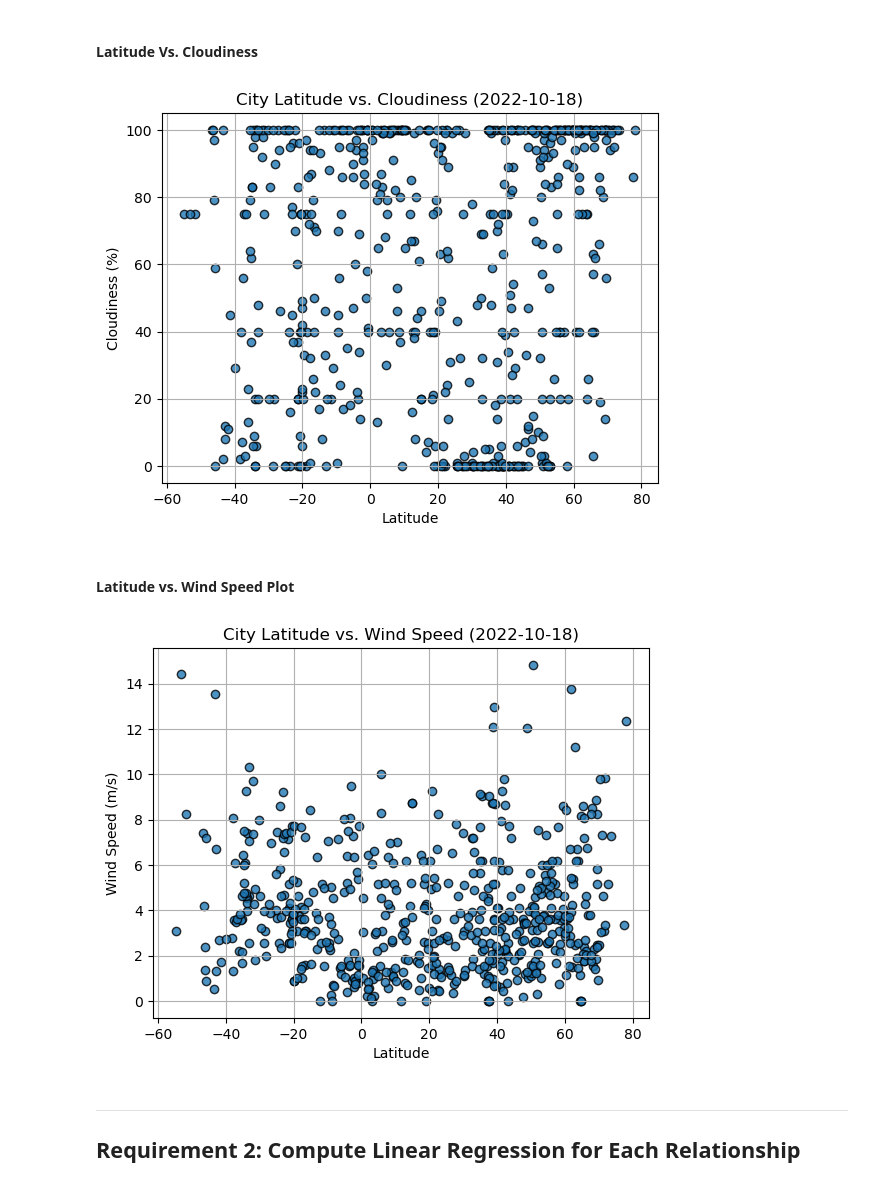
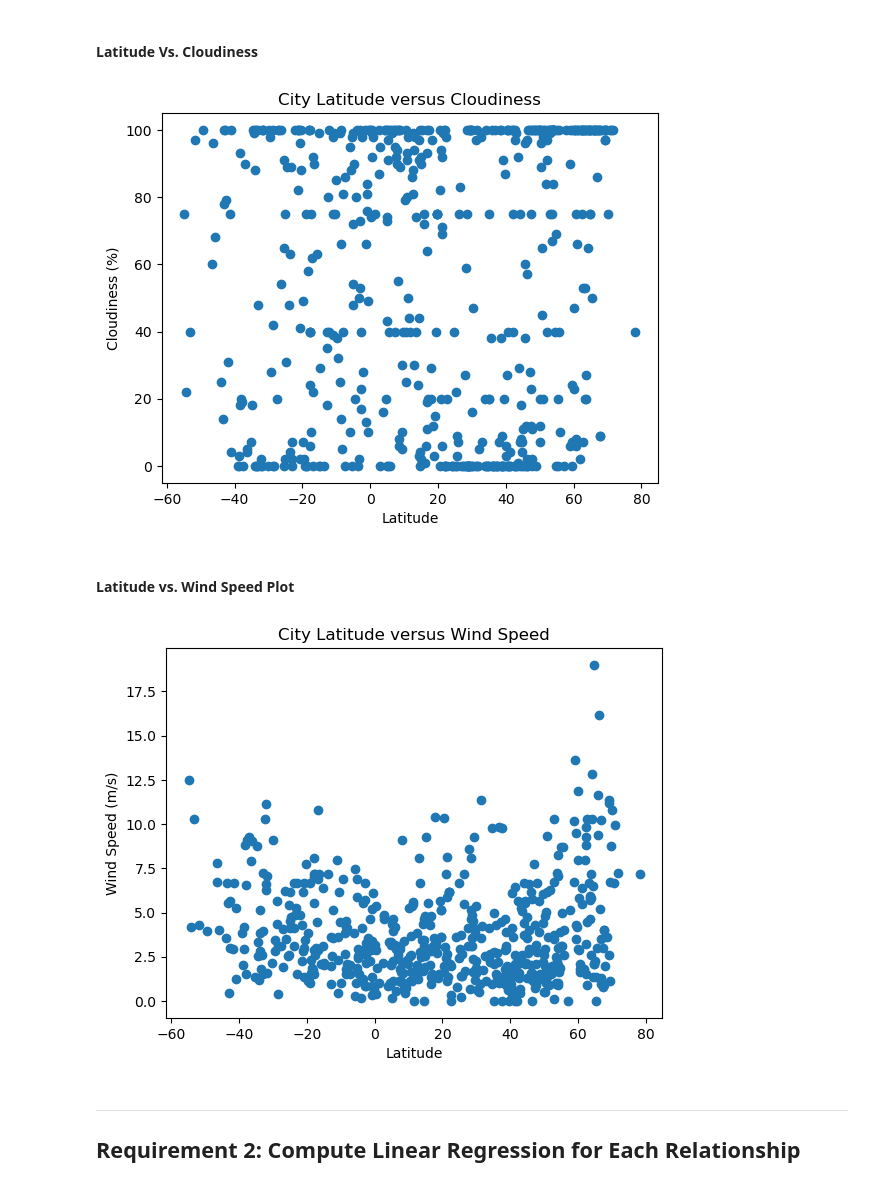
Before and after one commit to kgndirangu/python-api-challenge, a Jupyter notebook: WeatherPy/WeatherPy_KN.ipynb, the cells around one changed output. Cells and saved outputs as stored; diff of their text form; code cells hidden in the pictures.

```diff
--- a/WeatherPy/WeatherPy_KN.ipynb
+++ b/WeatherPy/WeatherPy_KN.ipynb
@@ -228,10 +238,14 @@ plt.show()
 #### Latitude Vs. Cloudiness
 # %%
 # Build the scatter plots for latitude vs. cloudiness
-# YOUR CODE HERE
+lat = city_data_df["Lat"]
+clouds = city_data_df["Cloudiness"]
+plt.scatter(lat, clouds)
 
 # Incorporate the other graph properties
-# YOUR CODE HERE
+plt.title("City Latitude versus Cloudiness")
+plt.xlabel("Latitude")
+plt.ylabel("Cloudiness (%)")
 
 # Save the figure
 plt.savefig("output_data/Fig3.png")
@@ -239,23 +253,27 @@ plt.savefig("output_data/Fig3.png")
 # Show plot
 plt.show()
 # %% [output]
-[figure, old version]
+[figure, new version]
 # %% [markdown]
 #### Latitude vs. Wind Speed Plot
 # %%
 # Build the scatter plots for latitude vs. wind speed
-# YOUR CODE HERE
+lat = city_data_df["Lat"]
+wind = city_data_df["Wind Speed"]
+plt.scatter(lat, wind)
 
 # Incorporate the other graph properties
-# YOUR CODE HERE
+plt.title("City Latitude versus Wind Speed")
+plt.xlabel("Latitude")
+plt.ylabel("Wind Speed (m/s)")
 
 # Save the figure
 plt.savefig("output_data/Fig4.png")
 
 # Show plot
 plt.show()
 # %% [output]
-[figure, old version]
+[figure, new version]
 # %% [markdown]
 ---
 
```
Also changed, not shown: parts of 7 cells of this notebook, 5 other files.
